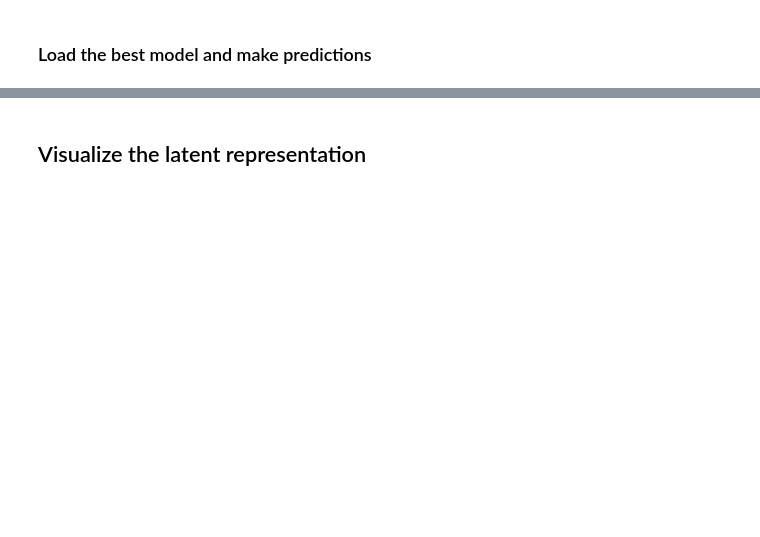
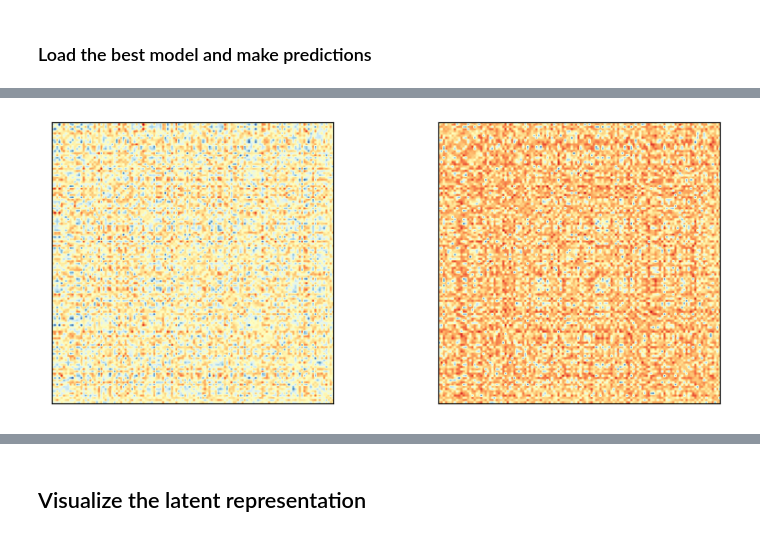
Before and after one commit to wuqy052/fc-task-decoding, a Jupyter notebook: FC_autoencoder.ipynb, the cells around one changed output, grey strips where cells are left out. Drawn from its saved outputs; the diff is of its cells as text; code cells hidden in the pictures; blank space fills up the shorter version.

```diff
--- a/FC_autoencoder.ipynb
+++ b/FC_autoencoder.ipynb
@@ -114,7 +112,7 @@ checkpoint_path = "AE_checkpoint/AE_checkpoint_{epoch:02d}.h5"
 model_checkpoint = ModelCheckpoint(checkpoint_path, save_best_only=False, save_weights_only=False)
 history = History()
 autoencoder.fit(X_train, X_train, # from x_train to x_train
-                epochs=20, # number of times the entire dataset will be iterated through during training
+                epochs=40, # number of times the entire dataset will be iterated through during training
                 batch_size=50, # the number of samples that will be used in each update of the model's weights.
                 shuffle=True, #  the training data will be shuffled before each epoch
                 validation_data=(X_test, X_test),
@@ -165,3 +163,24 @@ decoded_matrix = selected_decoder.predict(X_train)
+# %%
+# save one comparison image
+i = 20
+mat_original = X_train[i].reshape(128, 128)
+mat_decoded = decoded_matrix[i].reshape(128,128)
+np.fill_diagonal(mat_original, 0)
+np.fill_diagonal(mat_decoded, 0)
+
+plt.figure(figsize=(10,4))
+ax = plt.subplot(1, 2, 1)
+ax.imshow(mat_original,cmap = 'RdYlBu')
+ax.get_xaxis().set_visible(False)
+ax.get_yaxis().set_visible(False)
+
+# Display reconstructed images
+ax = plt.subplot(1, 2, 2)
+plt.imshow(mat_decoded,cmap = 'RdYlBu')
+ax.get_xaxis().set_visible(False)
+ax.get_yaxis().set_visible(False)
+# %% [output]
+[figure, added]
 # %%
 # visualize predicted vs. original matrix
 #decoded_matrix = selected_decoder.predict(X_train)
```
Also changed, not shown: parts of 13 cells of this notebook, 2 other files.
